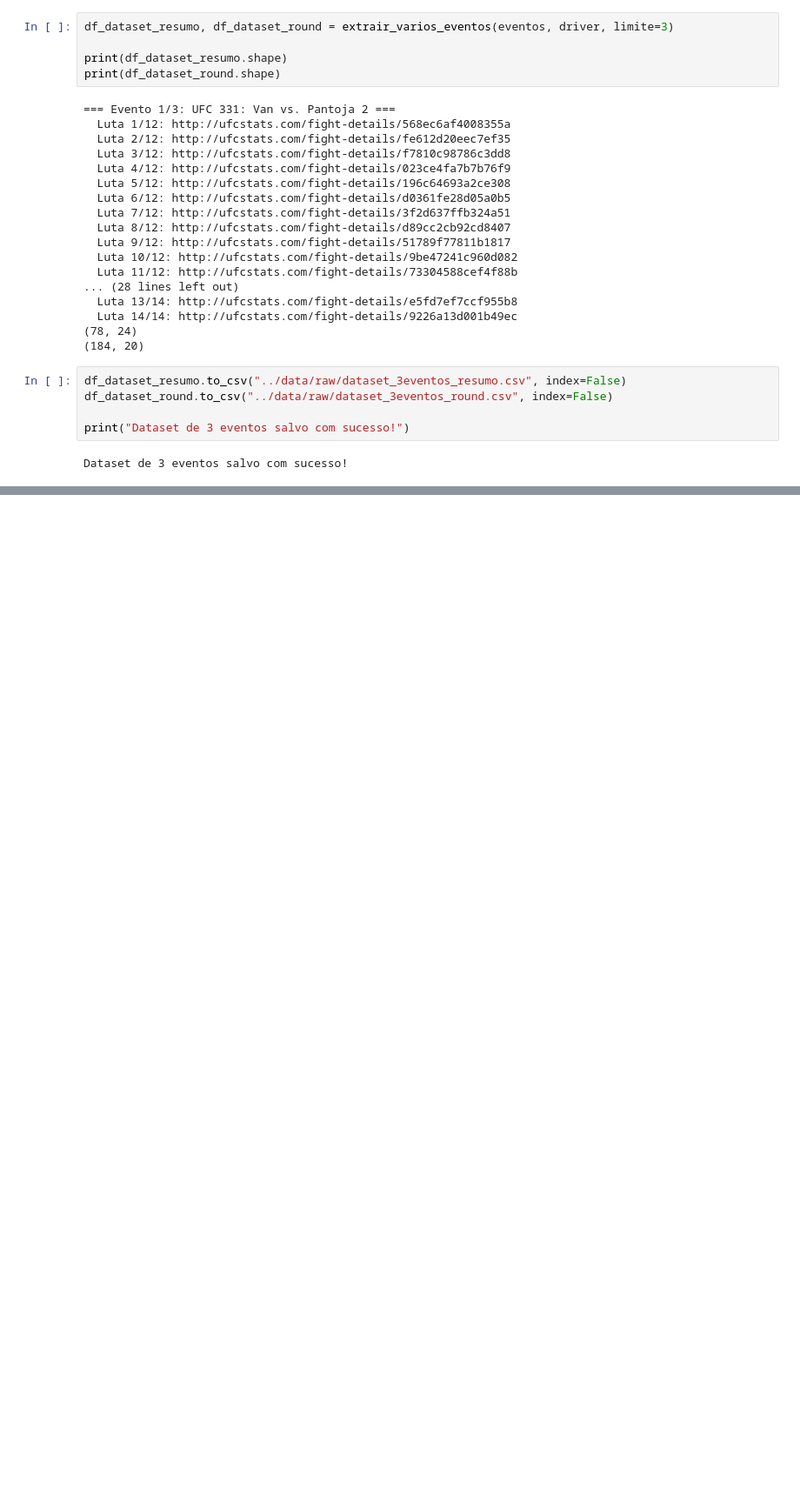
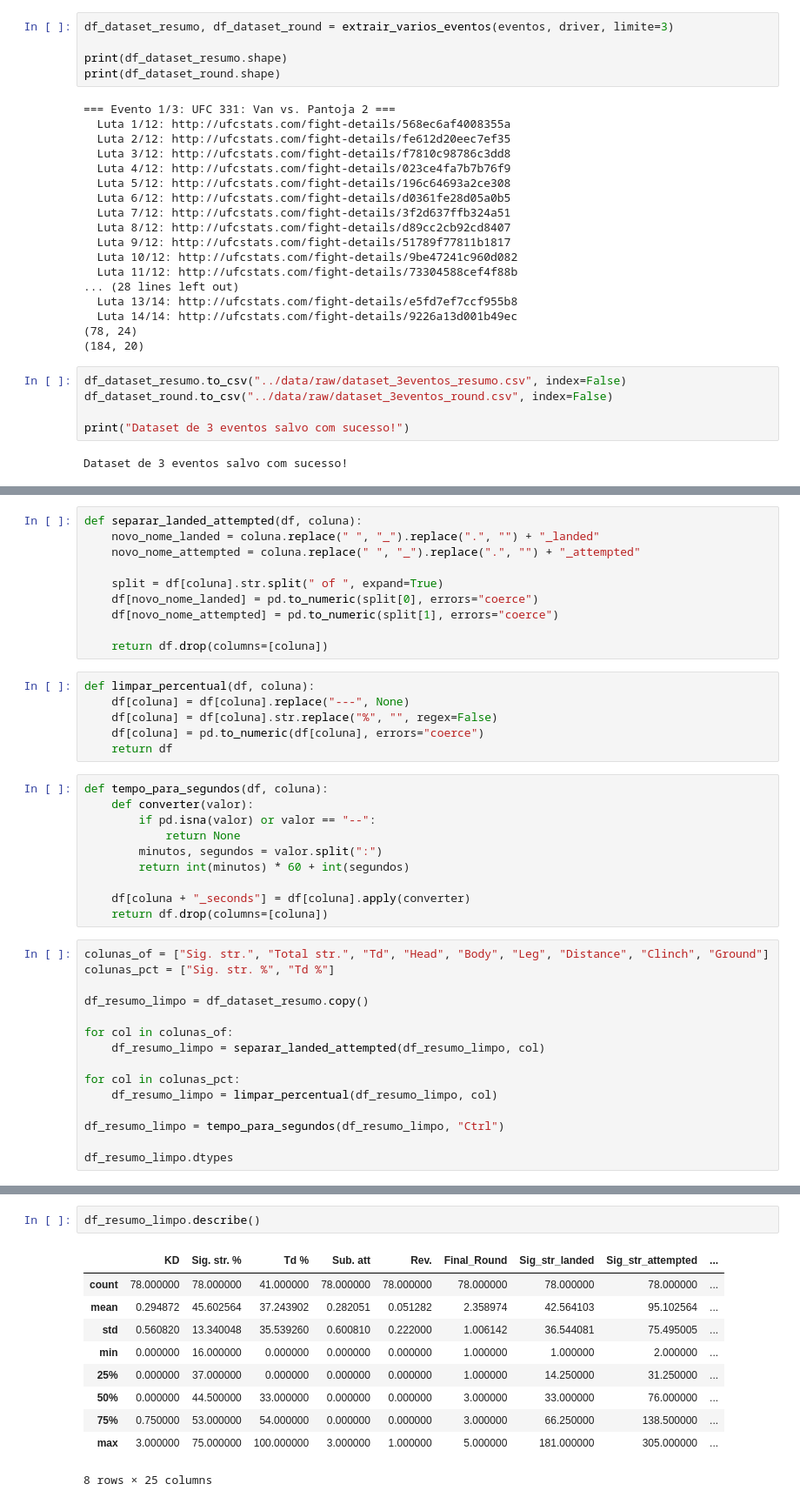
Before and after one commit to khannnn1/ufc-data, a Jupyter notebook: notebooks/01_scrapper_test_luta.ipynb, the cells around one changed output, grey strips where cells are left out. Shown at 87% size. Drawn from its saved outputs; the diff is of its cells as text; blank space fills up the shorter version.

```diff
--- a/notebooks/01_scrapper_test_luta.ipynb
+++ b/notebooks/01_scrapper_test_luta.ipynb
@@ -669,0 +713,41 @@ Dataset de 3 eventos salvo com sucesso!
+# %%
+def separar_landed_attempted(df, coluna):
+    novo_nome_landed = coluna.replace(" ", "_").replace(".", "") + "_landed"
+    novo_nome_attempted = coluna.replace(" ", "_").replace(".", "") + "_attempted"
+
+    split = df[coluna].str.split(" of ", expand=True)
+    df[novo_nome_landed] = pd.to_numeric(split[0], errors="coerce")
+    df[novo_nome_attempted] = pd.to_numeric(split[1], errors="coerce")
+
+    return df.drop(columns=[coluna])
+# %%
+def limpar_percentual(df, coluna):
+    df[coluna] = df[coluna].replace("---", None)
+    df[coluna] = df[coluna].str.replace("%", "", regex=False)
+    df[coluna] = pd.to_numeric(df[coluna], errors="coerce")
+    return df
+# %%
+def tempo_para_segundos(df, coluna):
+    def converter(valor):
+        if pd.isna(valor) or valor == "--":
+            return None
+        minutos, segundos = valor.split(":")
+        return int(minutos) * 60 + int(segundos)
+
+    df[coluna + "_seconds"] = df[coluna].apply(converter)
+    return df.drop(columns=[coluna])
+# %%
+colunas_of = ["Sig. str.", "Total str.", "Td", "Head", "Body", "Leg", "Distance", "Clinch", "Ground"]
+colunas_pct = ["Sig. str. %", "Td %"]
+
+df_resumo_limpo = df_dataset_resumo.copy()
+
+for col in colunas_of:
+    df_resumo_limpo = separar_landed_attempted(df_resumo_limpo, col)
+
+for col in colunas_pct:
+    df_resumo_limpo = limpar_percentual(df_resumo_limpo, col)
+
+df_resumo_limpo = tempo_para_segundos(df_resumo_limpo, "Ctrl")
+
+df_resumo_limpo.dtypes
@@ -669,0 +809,13 @@ Dataset de 3 eventos salvo com sucesso!
+# %%
+df_resumo_limpo.describe()
+# %% [output]
+|  | KD | Sig. str. % | Td % | Sub. att | Rev. | Final_Round | Sig_str_landed | Sig_str_attempted | ... |
+| count | 78.000000 | 78.000000 | 41.000000 | 78.000000 | 78.000000 | 78.000000 | 78.000000 | 78.000000 | ... |
+| mean | 0.294872 | 45.602564 | 37.243902 | 0.282051 | 0.051282 | 2.358974 | 42.564103 | 95.102564 | ... |
+| std | 0.560820 | 13.340048 | 35.539260 | 0.600810 | 0.222000 | 1.006142 | 36.544081 | 75.495005 | ... |
+| min | 0.000000 | 16.000000 | 0.000000 | 0.000000 | 0.000000 | 1.000000 | 1.000000 | 2.000000 | ... |
+| 25% | 0.000000 | 37.000000 | 0.000000 | 0.000000 | 0.000000 | 1.000000 | 14.250000 | 31.250000 | ... |
+| 50% | 0.000000 | 44.500000 | 33.000000 | 0.000000 | 0.000000 | 3.000000 | 33.000000 | 76.000000 | ... |
+| 75% | 0.750000 | 53.000000 | 54.000000 | 0.000000 | 0.000000 | 3.000000 | 66.250000 | 138.500000 | ... |
+| max | 3.000000 | 75.000000 | 100.000000 | 3.000000 | 1.000000 | 5.000000 | 181.000000 | 305.000000 | ... |
+8 rows × 25 columns
```
Also changed, not shown: parts of 30 cells of this notebook.
